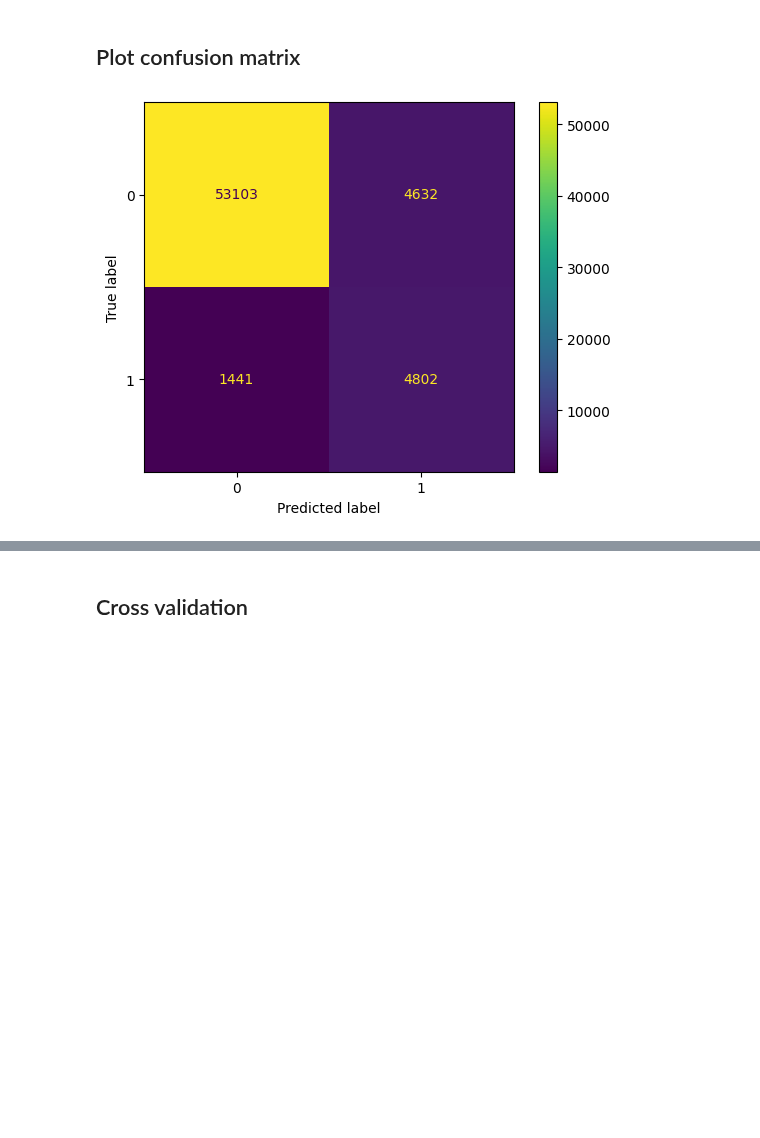
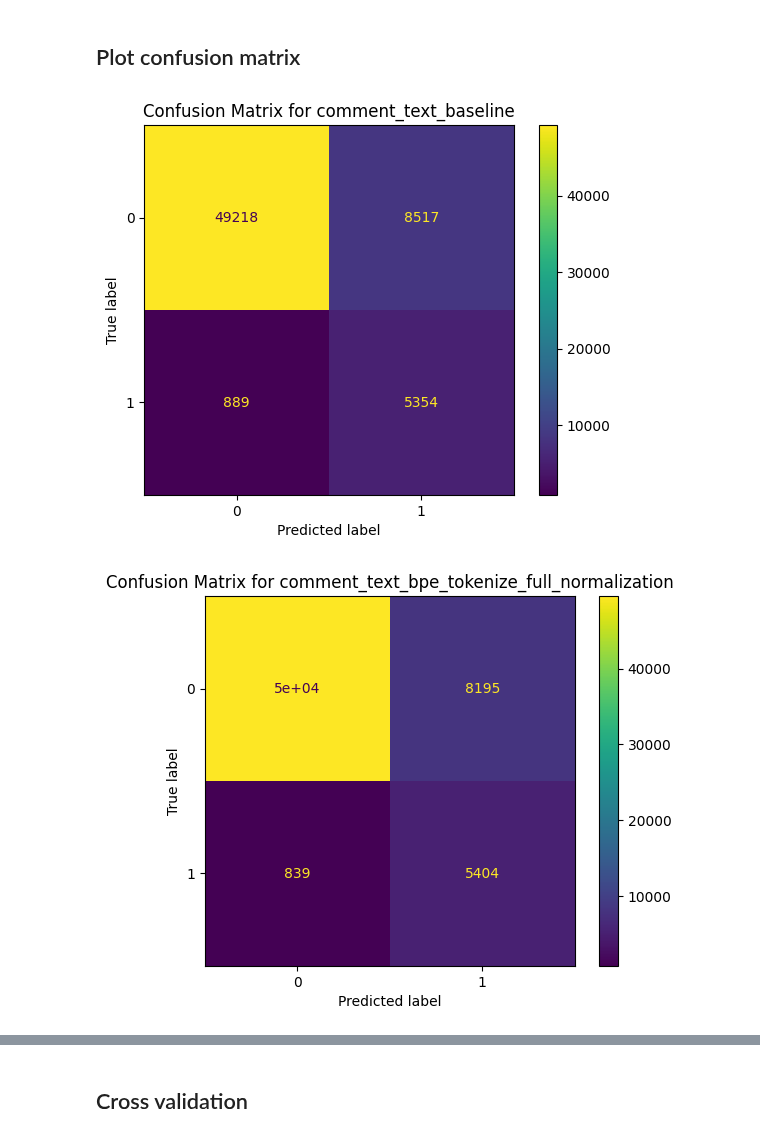
Before and after one commit to eithannak29/ToxicityBot, a Jupyter notebook: src/models/naives_bayes.ipynb, the cells around one changed output, grey strips where cells are left out. Drawn from its saved outputs; the diff is of its cells as text; code cells hidden in the pictures; blank space fills up the shorter version.

Commit message:
new matrix confusion

```diff
--- a/src/models/naives_bayes.ipynb
+++ b/src/models/naives_bayes.ipynb
@@ -317,10 +317,42 @@ weighted avg       0.93      0.91      0.91     63978
 # %% [markdown]
 ## Plot confusion matrix
-# %%
-cm = confusion_matrix(y_test, y_pred, labels=model.classes_)
-disp = ConfusionMatrixDisplay(confusion_matrix=cm,
-                               display_labels=model.classes_)
-disp.plot()
-plt.show()
-# %% [output]
-[figure, removed]
+# %%
+import matplotlib.pyplot as plt
+from sklearn.metrics import confusion_matrix, ConfusionMatrixDisplay
+
+columns = [
+    'comment_text_baseline',
+    'comment_text_bpe_tokenize_full_normalization',
+    'comment_text_word_tokenize_no_normalization',
+    'comment_text_gpt_tokenize_no_normalization',
+    'comment_text_word_tokenize_normalization',
+    'comment_text_gpt_tokenize_normalization',
+    'comment_text_word_tokenize_full_normalization',
+    'comment_text_gpt_tokenize_full_normalization',
+    'comment_text_word_tokenize_simple_normalization',
+    'comment_text_gpt_tokenize_simple_normalization',
+    'comment_text_bpe_tokenize_simple_dup_normalization',
+    'comment_text_bpe_tokenize_no_dup_no_punc_normalization'
+]
+
+for col in columns:
+    X_train = df_train[col]
+    y_train = df_train['overall_toxic']
+    X_test = df_test[col]
+    y_test = df_test['overall_toxic']
+
+    vectorizer = CountVectorizer()
+    X_train_counts = vectorizer.fit_transform(X_train)
+    model = make_pipeline(vectorizer, MultinomialNB())
+    model.fit(X_train, y_train)
+
+    y_pred = model.predict(X_test)
+
+    cm = confusion_matrix(y_test, y_pred, labels=model.classes_)
+    disp = ConfusionMatrixDisplay(confusion_matrix=cm, display_labels=model.classes_)
+    disp.plot()
+    plt.title(f'Confusion Matrix for {col}')
+    plt.show()
+# %% [output]
+[figure, added]
+[figure, added]
```
Also changed, not shown: parts of 2 cells of this notebook, 1 other file.
